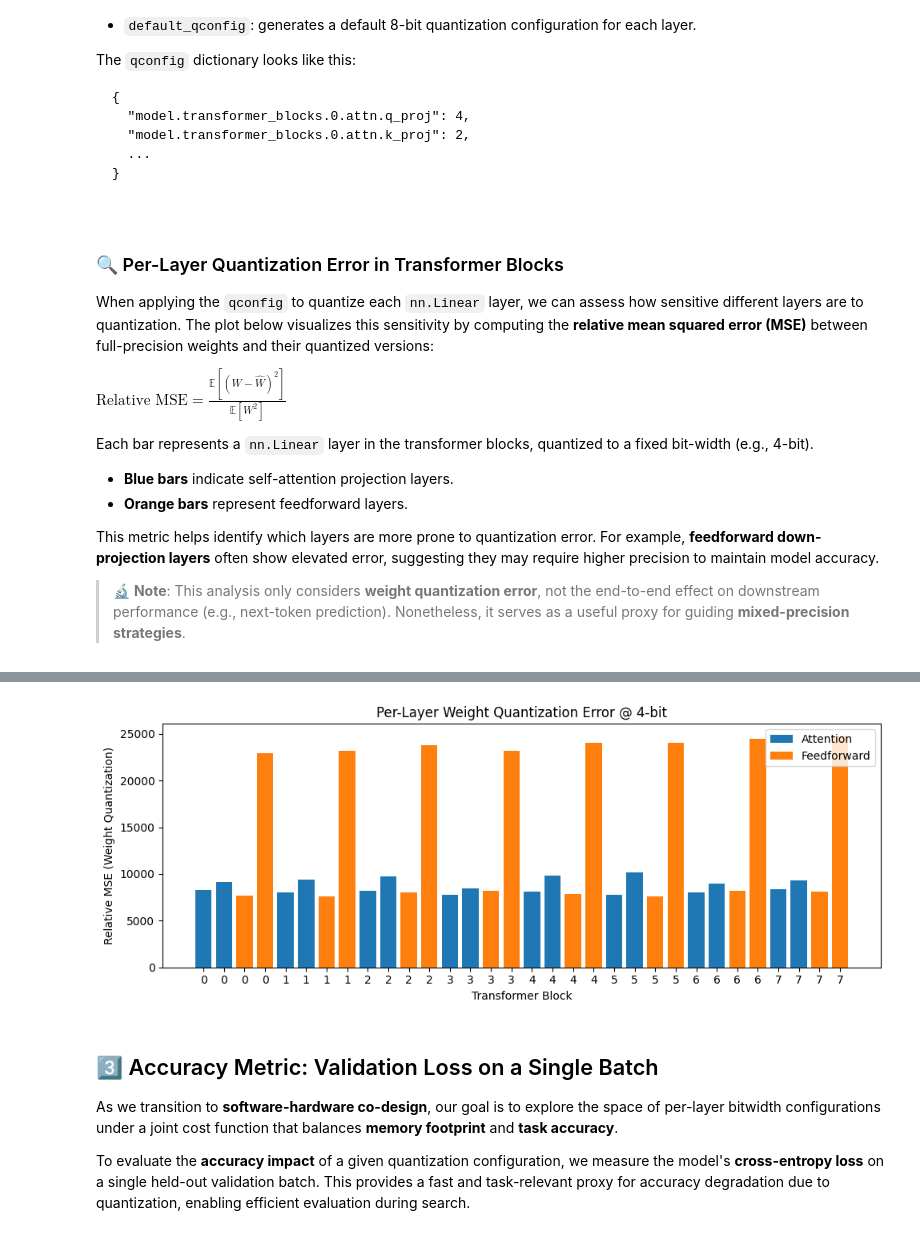
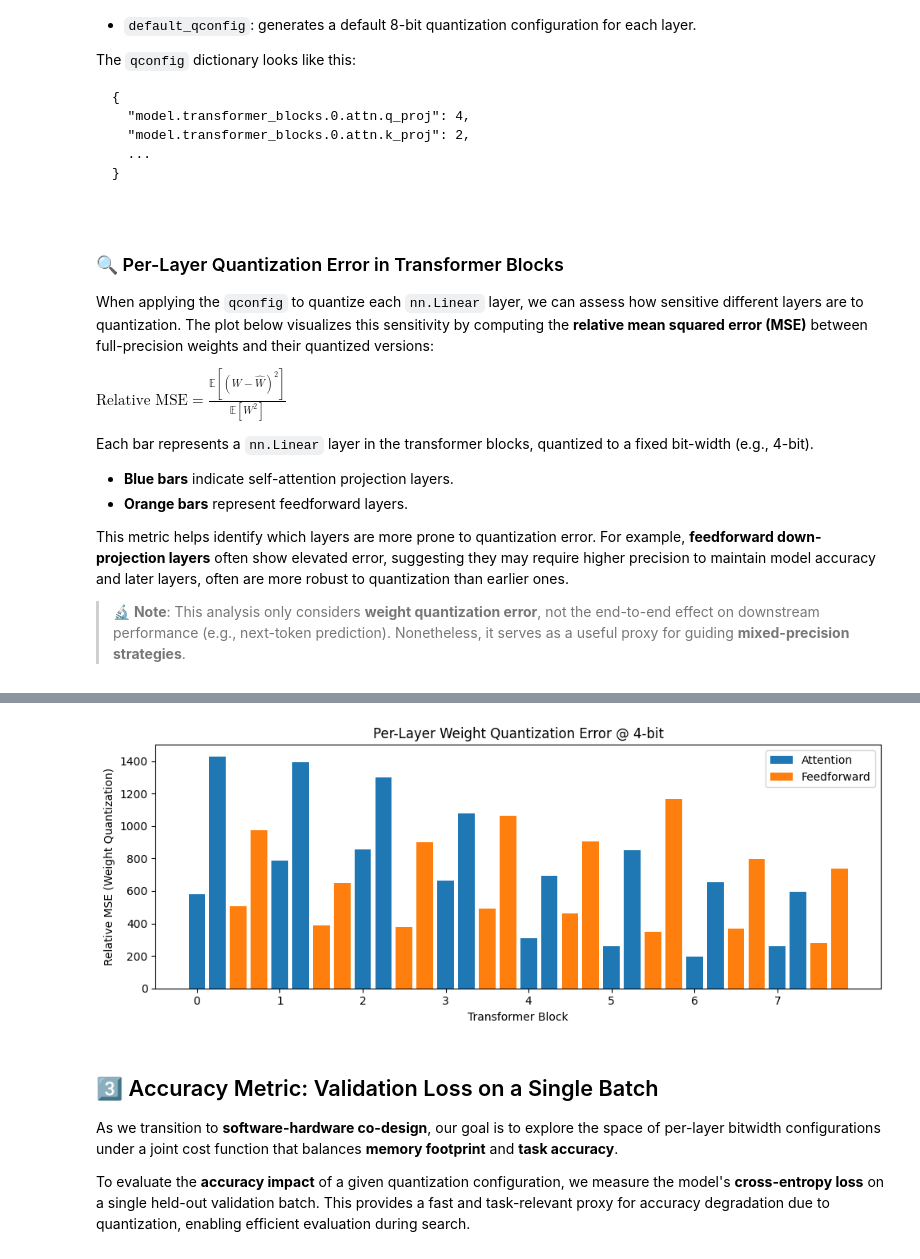
Before and after one commit to OliverGrainge/Advanced-AI-on-Arm, a Jupyter notebook: lab2.ipynb, the cells around one changed output, grey strips where cells are left out. Saved outputs shown, nothing was run; the diff lists cells and outputs as text; code cells hidden in the pictures.

```diff
--- a/lab2.ipynb
+++ b/lab2.ipynb
@@ -82,7 +85,7 @@ class QLinear(nn.Module):
         )
         self.register_buffer("weight_scale", torch.ones(1))
 
-        # Optional bias stored in float32
+        # Optional bias
         if bias:
             self.register_buffer("bias", torch.zeros(out_features, dtype=torch.float32))
         else:
@@ -93,7 +96,7 @@ class QLinear(nn.Module):
         x: torch.Tensor, bitwidth: int
     ) -> Tuple[torch.Tensor, torch.Tensor]:
         """
-        Quantize a tensor to signed integers in [-2^(b-1), 2^(b-1)-1].
+        Quantize a tensor to signed integers in range [-2^(b-1), 2^(b-1)-1].
         Returns (quantized_tensor, scale).
         """
         qmax = 2 ** (bitwidth - 1) - 1
@@ -120,6 +123,7 @@ class QLinear(nn.Module):
         return y
 
     def __repr__(self) -> str:
+        # Name of the layer
         return (
             f"{self.__class__.__name__}("
             f"in={self.in_features}, out={self.out_features}, "
@@ -208,11 +211,14 @@ Each bar represents a `nn.Linear` layer in the transformer blocks, quantized to
 - **Blue bars** indicate self-attention projection layers.
 - **Orange bars** represent feedforward layers.
 
-This metric helps identify which layers are more prone to quantization error. For example, **feedforward down-projection layers** often show elevated error, suggesting they may require higher precision to maintain model accuracy.
+This metric helps identify which layers are more prone to quantization error. For example, **feedforward down-projection layers** often show elevated error, suggesting they may require higher precision to maintain model accuracy and later layers, often are more robust to quantization than earlier ones.
 
 > 🔬 **Note**: This analysis only considers **weight quantization error**, not the end-to-end effect on downstream performance (e.g., next-token prediction). Nonetheless, it serves as a useful proxy for guiding **mixed-precision strategies**.
 # %%
 import matplotlib.pyplot as plt
+import torch
+import torch.nn as nn
+from matplotlib.patches import Patch
 
 def plot_weight_quantization_error(model: ShakespeareModule, bitwidth=8):
     errors = []
@@ -234,22 +240,25 @@ def plot_weight_quantization_error(model: ShakespeareModule, bitwidth=8):
                 block_id, layer_type = name.split('.', 1)
                 block_ids.append(int(block_id))
                 if 'attn' in layer_type.lower():
-                    colors.append('tab:blue')  # attention layer
+                    colors.append('tab:blue')   # attention layer
                 else:
-                    colors.append('tab:orange')  # feedforward
+                    colors.append('tab:orange') # feedforward
                 errors.append(rel_error.item())
+
+    # Determine one tick position per block
+    unique_blocks = list(dict.fromkeys(block_ids))
+    ticks = [block_ids.index(b) for b in unique_blocks]
 
     # Plot
     plt.figure(figsize=(10, 4))
-    bars = plt.bar(range(len(errors)), errors, color=colors)
-    plt.xticks(ticks=range(len(errors)), labels=block_ids, rotation=0)
+    plt.bar(range(len(errors)), errors, color=colors)
+    plt.xticks(ticks=ticks, labels=unique_blocks, rotation=0)
     plt.xlabel("Transformer Block")
     plt.ylabel("Relative MSE (Weight Quantization)")
     plt.title(f"Per-Layer Weight Quantization Error @ {bitwidth}-bit")
     plt.tight_layout()
 
     # Custom legend
-    from matplotlib.patches import Patch
     legend_elements = [
         Patch(facecolor='tab:blue', label='Attention'),
         Patch(facecolor='tab:orange', label='Feedforward'),
@@ -257,7 +266,11 @@ def plot_weight_quantization_error(model: ShakespeareModule, bitwidth=8):
     plt.legend(handles=legend_elements, loc='upper right')
     plt.show()
 
+
 # Example usage
-model = ShakespeareModule.load_from_checkpoint('src/lab1/checkpoints/float-best.ckpt', batch_size=6)
+model = ShakespeareModule.load_from_checkpoint(
+    'src/lab1/checkpoints/float-best-large.ckpt',
+    batch_size=6
+)
 plot_weight_quantization_error(model, bitwidth=4)
 # %% [output]
@@ -265,4 +277,4 @@ plot_weight_quantization_error(model, bitwidth=4)
-[figure, old version]
+[figure, new version]
 # %% [markdown]
 ## 3️⃣ Accuracy Metric: Validation Loss on a Single Batch
 
```
Also changed, not shown: parts of 16 cells of this notebook, 1 other file.
